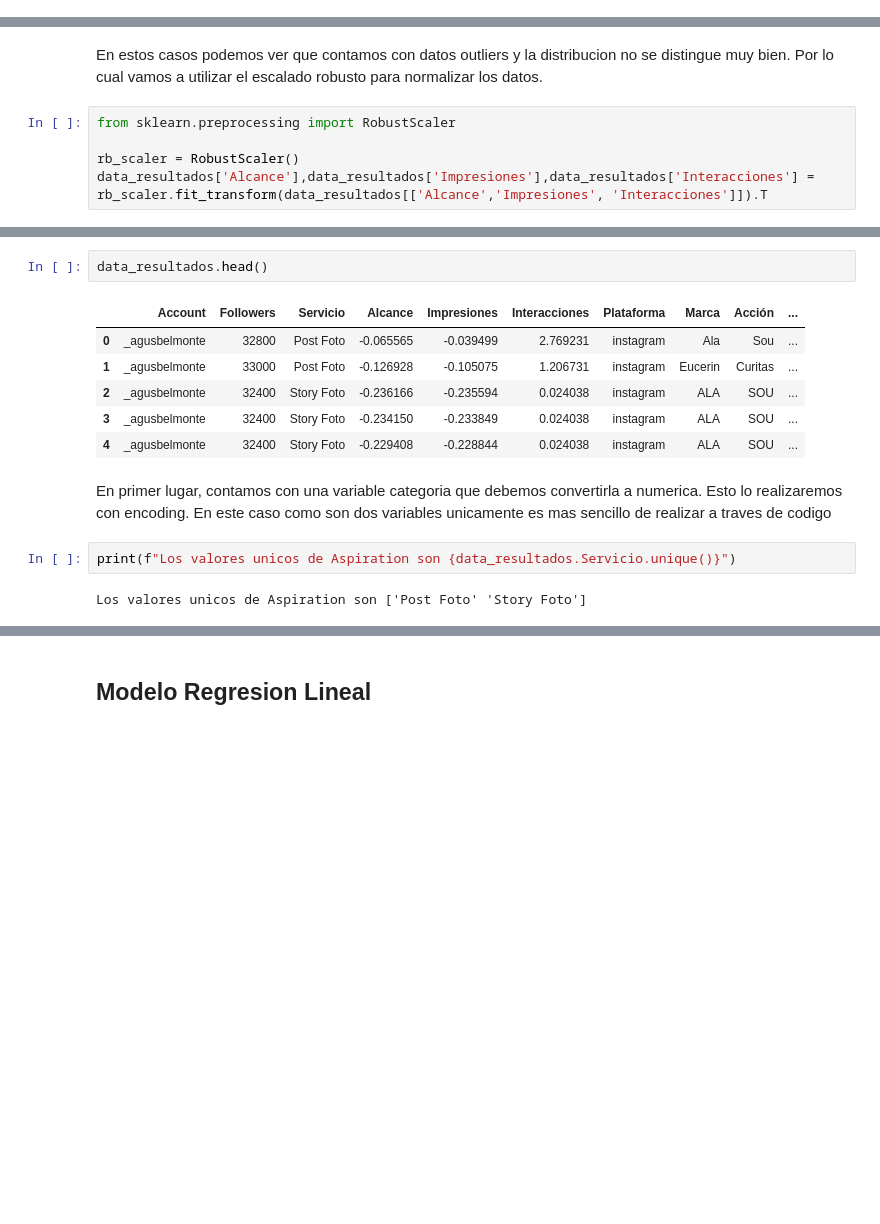
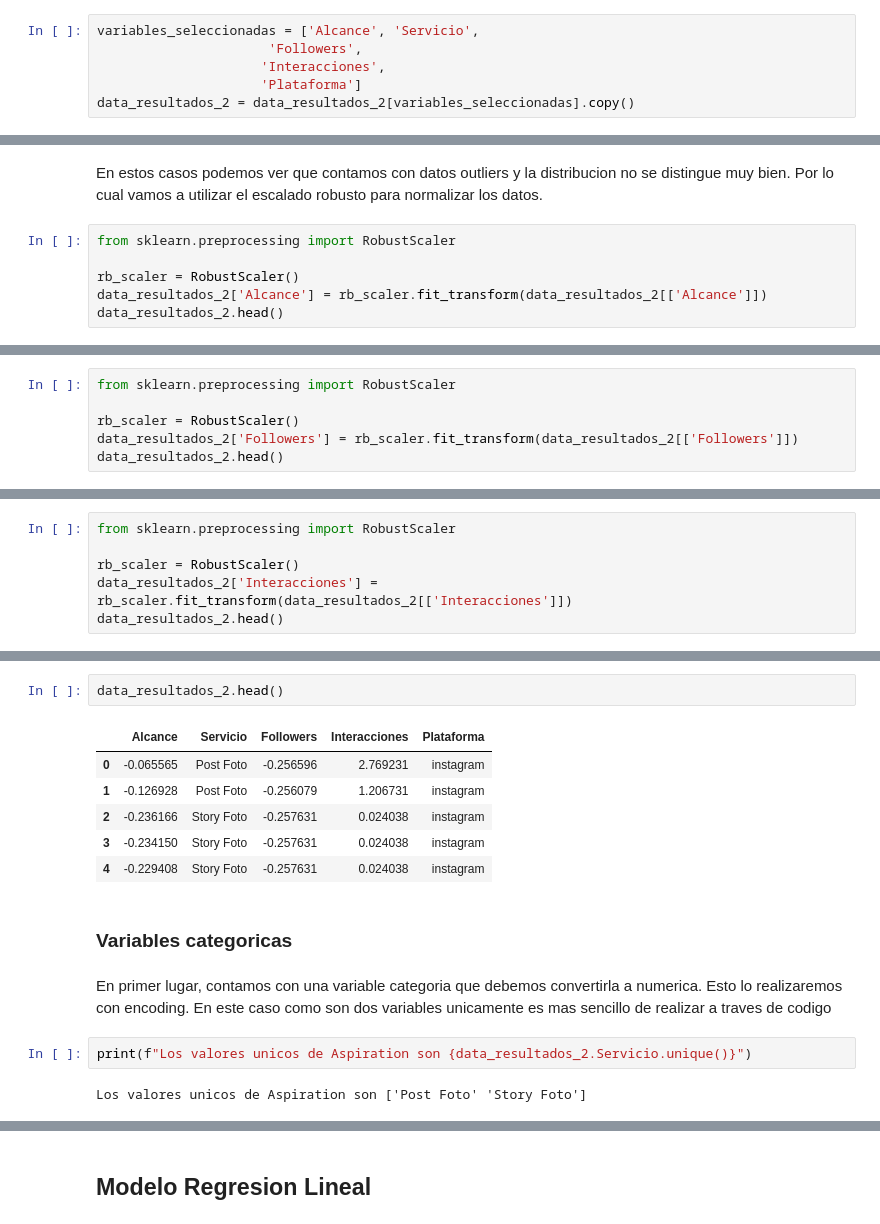
Before and after one commit to agustinajaz/tpfinal, a Jupyter notebook: trabajo_practico/trabajo_practico.ipynb, the cells around one changed output, grey strips where cells are left out. Saved outputs shown, nothing was run; the diff lists cells and outputs as text; blank space fills up the shorter version.

```diff
--- a/trabajo_practico/trabajo_practico.ipynb
+++ b/trabajo_practico/trabajo_practico.ipynb
@@ -587,0 +647,6 @@ Index(['Followers', 'Alcance', 'Impresiones', 'Interacciones', 'reach/foll',
+# %%
+variables_seleccionadas = ['Alcance', 'Servicio',
+                      'Followers',
+                     'Interacciones',
+                     'Plataforma']
+data_resultados_2 = data_resultados_2[variables_seleccionadas].copy()
@@ -630,4 +749,5 @@ En estos casos podemos ver que contamos con datos outliers y la distribucion no
 from sklearn.preprocessing import RobustScaler
 
 rb_scaler = RobustScaler()
-data_resultados['Alcance'],data_resultados['Impresiones'],data_resultados['Interacciones'] = rb_scaler.fit_transform(data_resultados[['Alcance','Impresiones', 'Interacciones']]).T
+data_resultados_2['Alcance'] = rb_scaler.fit_transform(data_resultados_2[['Alcance']])
+data_resultados_2.head()
@@ -633,0 +761,6 @@ data_resultados['Alcance'],data_resultados['Impresiones'],data_resultados['Inter
+# %%
+from sklearn.preprocessing import RobustScaler
+
+rb_scaler = RobustScaler()
+data_resultados_2['Followers'] = rb_scaler.fit_transform(data_resultados_2[['Followers']])
+data_resultados_2.head()
@@ -633,0 +774,6 @@ data_resultados['Alcance'],data_resultados['Impresiones'],data_resultados['Inter
+# %%
+from sklearn.preprocessing import RobustScaler
+
+rb_scaler = RobustScaler()
+data_resultados_2['Interacciones'] = rb_scaler.fit_transform(data_resultados_2[['Interacciones']])
+data_resultados_2.head()
@@ -634,16 +787,18 @@ data_resultados['Alcance'],data_resultados['Impresiones'],data_resultados['Inter
 # %%
-data_resultados.head()
+data_resultados_2.head()
 # %% [output]
-|  | Account | Followers | Servicio | Alcance | Impresiones | Interacciones | Plataforma | Marca | Acción | ... |
-| 0 | _agusbelmonte | 32800 | Post Foto | -0.065565 | -0.039499 | 2.769231 | instagram | Ala | Sou | ... |
-| 1 | _agusbelmonte | 33000 | Post Foto | -0.126928 | -0.105075 | 1.206731 | instagram | Eucerin | Curitas | ... |
-| 2 | _agusbelmonte | 32400 | Story Foto | -0.236166 | -0.235594 | 0.024038 | instagram | ALA | SOU | ... |
-| 3 | _agusbelmonte | 32400 | Story Foto | -0.234150 | -0.233849 | 0.024038 | instagram | ALA | SOU | ... |
-| 4 | _agusbelmonte | 32400 | Story Foto | -0.229408 | -0.228844 | 0.024038 | instagram | ALA | SOU | ... |
+|  | Alcance | Servicio | Followers | Interacciones | Plataforma |
+| 0 | -0.065565 | Post Foto | -0.256596 | 2.769231 | instagram |
+| 1 | -0.126928 | Post Foto | -0.256079 | 1.206731 | instagram |
+| 2 | -0.236166 | Story Foto | -0.257631 | 0.024038 | instagram |
+| 3 | -0.234150 | Story Foto | -0.257631 | 0.024038 | instagram |
+| 4 | -0.229408 | Story Foto | -0.257631 | 0.024038 | instagram |
+# %% [markdown]
+### Variables categoricas
 # %% [markdown]
 En primer lugar, contamos con una variable categoria que debemos convertirla a numerica. Esto lo realizaremos con encoding. En este caso como son dos variables unicamente es mas sencillo de realizar a traves de codigo
 # %%
-print(f"Los valores unicos de Aspiration son {data_resultados.Servicio.unique()}")
+print(f"Los valores unicos de Aspiration son {data_resultados_2.Servicio.unique()}")
 # %% [output]
 Los valores unicos de Aspiration son ['Post Foto' 'Story Foto']
 # %%
```
Also changed, not shown: parts of 120 cells of this notebook, 1 other file.
